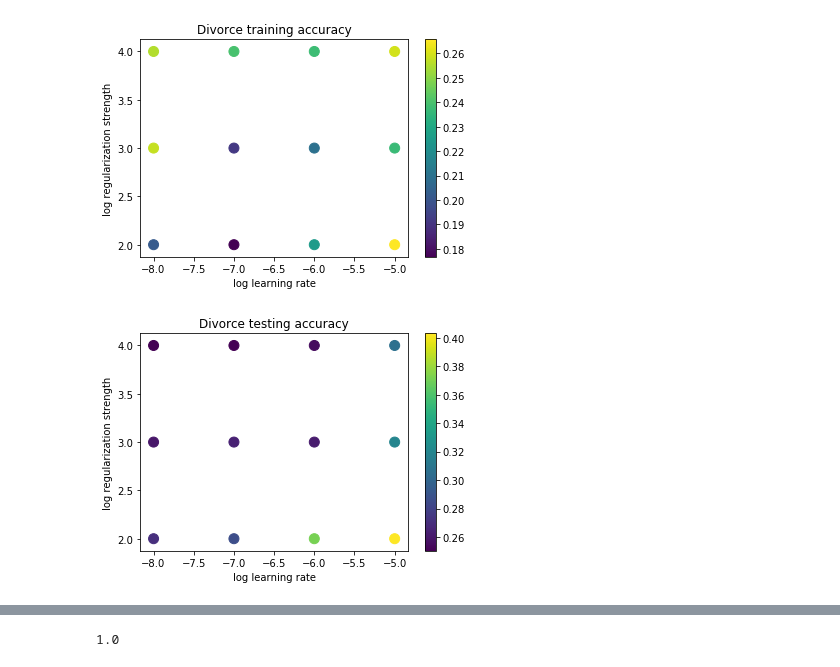
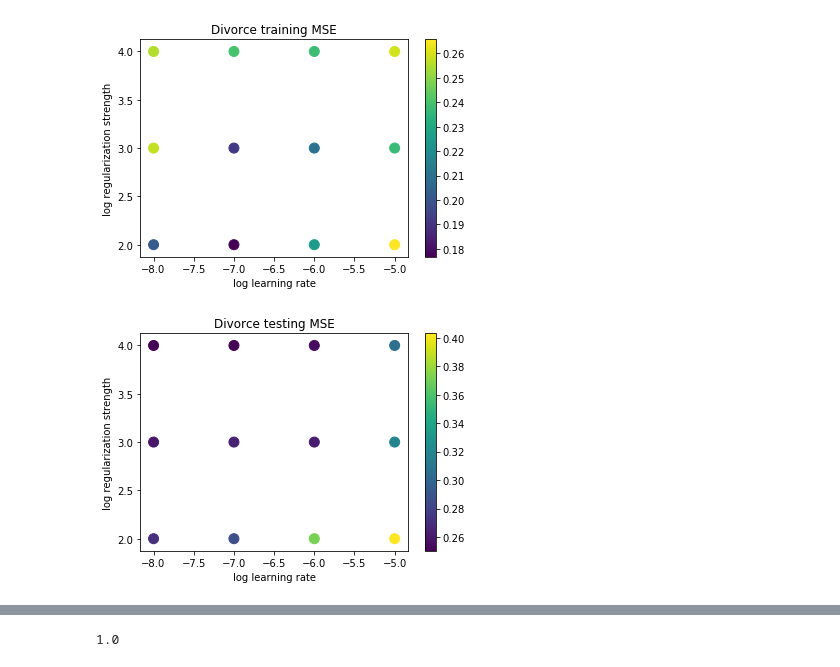
Before and after one commit to bz22/Datathon2020, a Jupyter notebook: Divorce.ipynb, the cells around one changed output, grey strips where cells are left out. Drawn from its saved outputs; the diff is of its cells as text; code cells hidden in the pictures.

Commit message:
Fixed some graphs

```diff
--- a/Divorce.ipynb
+++ b/Divorce.ipynb
@@ -192,22 +192,22 @@ print(results)
 # %%
 # Visualize the cross-validation results
 import matplotlib.cm as cm
 import math
 x_scatter = [math.log10(x[0]) for x in results]
 y_scatter = [math.log10(x[1]) for x in results]
 
 # plot training accuracy
 marker_size = 100
 colors = [results[x][0] for x in results]
 #plt.subplot(2, 1, 1)
 plt.scatter(x_scatter, y_scatter, marker_size, c=colors, cmap=cm.viridis)
 plt.colorbar()
 plt.xlabel('log learning rate')
 plt.ylabel('log regularization strength')
-plt.title('Divorce training accuracy')
+plt.title('Divorce training MSE')
 plt.show()
 # %% [output]
-[figure, old version]
+[figure, new version]
 # %%
 # plot validation accuracy
 colors = [results[x][1] for x in results] # default size of markers is 20
@@ -216,10 +216,10 @@ plt.scatter(x_scatter, y_scatter, marker_size, c=colors,  cmap=cm.viridis)
 plt.colorbar()
 plt.xlabel('log learning rate')
 plt.ylabel('log regularization strength')
-plt.title("Divorce testing accuracy")
+plt.title("Divorce testing MSE")
 plt.show()
 # %% [output]
-[figure, old version]
+[figure, new version]
 # %%
 """Hyperparameters: Stepsize = 1e-6.  Regularization = 1000"""
 "Actual model training"
```
Also changed, not shown: parts of 4 cells of this notebook.
